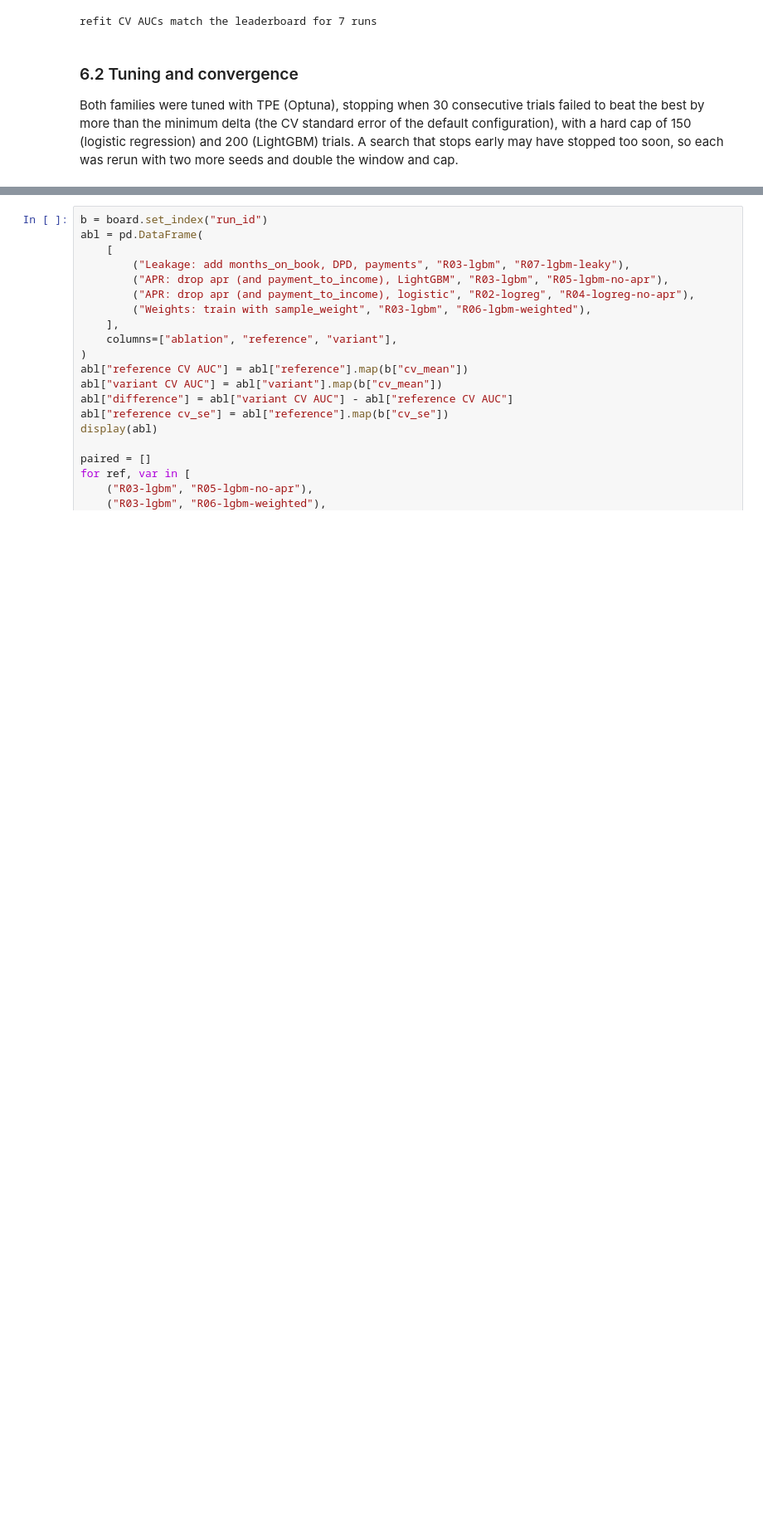
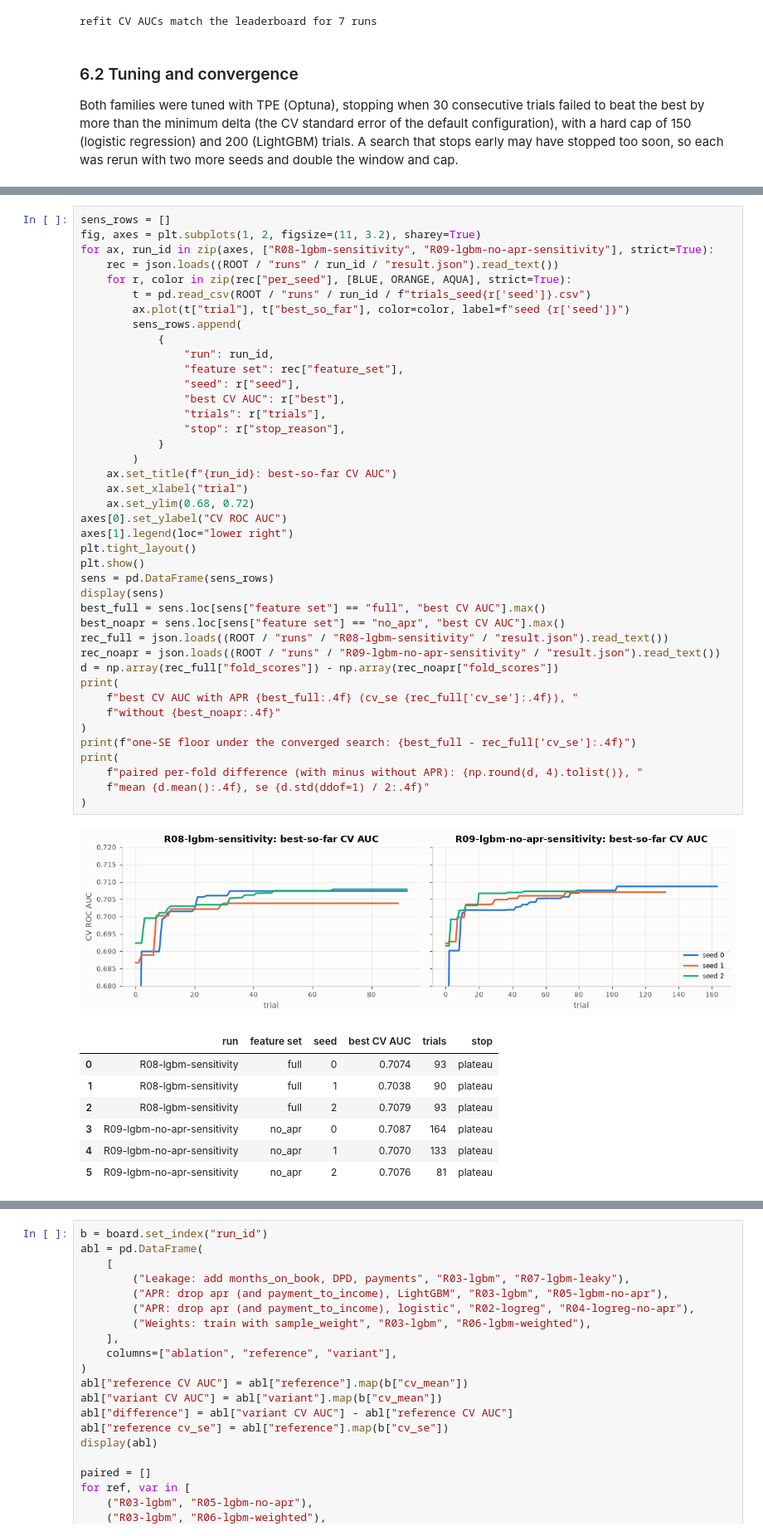
Before and after one commit to alessiot/credit-risk-modeling, a Jupyter notebook: notebooks/modeling.ipynb, the cells around one changed output, grey strips where cells are left out. Shown at 83% size. Saved outputs shown, nothing was run; the diff lists cells and outputs as text; blank space fills up the shorter version.

```diff
--- a/notebooks/modeling.ipynb
+++ b/notebooks/modeling.ipynb
@@ -764,0 +792,50 @@ pd.DataFrame(conv)
+# %%
+sens_rows = []
+fig, axes = plt.subplots(1, 2, figsize=(11, 3.2), sharey=True)
+for ax, run_id in zip(axes, ["R08-lgbm-sensitivity", "R09-lgbm-no-apr-sensitivity"], strict=True):
+    rec = json.loads((ROOT / "runs" / run_id / "result.json").read_text())
+    for r, color in zip(rec["per_seed"], [BLUE, ORANGE, AQUA], strict=True):
+        t = pd.read_csv(ROOT / "runs" / run_id / f"trials_seed{r['seed']}.csv")
+        ax.plot(t["trial"], t["best_so_far"], color=color, label=f"seed {r['seed']}")
+        sens_rows.append(
+            {
+                "run": run_id,
+                "feature set": rec["feature_set"],
+                "seed": r["seed"],
+                "best CV AUC": r["best"],
+                "trials": r["trials"],
+                "stop": r["stop_reason"],
+            }
+        )
+    ax.set_title(f"{run_id}: best-so-far CV AUC")
+    ax.set_xlabel("trial")
+    ax.set_ylim(0.68, 0.72)
+axes[0].set_ylabel("CV ROC AUC")
+axes[1].legend(loc="lower right")
+plt.tight_layout()
+plt.show()
+sens = pd.DataFrame(sens_rows)
+display(sens)
+best_full = sens.loc[sens["feature set"] == "full", "best CV AUC"].max()
+best_noapr = sens.loc[sens["feature set"] == "no_apr", "best CV AUC"].max()
+rec_full = json.loads((ROOT / "runs" / "R08-lgbm-sensitivity" / "result.json").read_text())
+rec_noapr = json.loads((ROOT / "runs" / "R09-lgbm-no-apr-sensitivity" / "result.json").read_text())
+d = np.array(rec_full["fold_scores"]) - np.array(rec_noapr["fold_scores"])
+print(
+    f"best CV AUC with APR {best_full:.4f} (cv_se {rec_full['cv_se']:.4f}), "
+    f"without {best_noapr:.4f}"
+)
+print(f"one-SE floor under the converged search: {best_full - rec_full['cv_se']:.4f}")
+print(
+    f"paired per-fold difference (with minus without APR): {np.round(d, 4).tolist()}, "
+    f"mean {d.mean():.4f}, se {d.std(ddof=1) / 2:.4f}"
+)
+# %% [output]
+[figure, added]
+|  | run | feature set | seed | best CV AUC | trials | stop |
+| 0 | R08-lgbm-sensitivity | full | 0 | 0.7074 | 93 | plateau |
+| 1 | R08-lgbm-sensitivity | full | 1 | 0.7038 | 90 | plateau |
+| 2 | R08-lgbm-sensitivity | full | 2 | 0.7079 | 93 | plateau |
+| 3 | R09-lgbm-no-apr-sensitivity | no_apr | 0 | 0.7087 | 164 | plateau |
+| 4 | R09-lgbm-no-apr-sensitivity | no_apr | 1 | 0.7070 | 133 | plateau |
+| 5 | R09-lgbm-no-apr-sensitivity | no_apr | 2 | 0.7076 | 81 | plateau |
```
Also changed, not shown: parts of 30 cells of this notebook, 23 other files.
